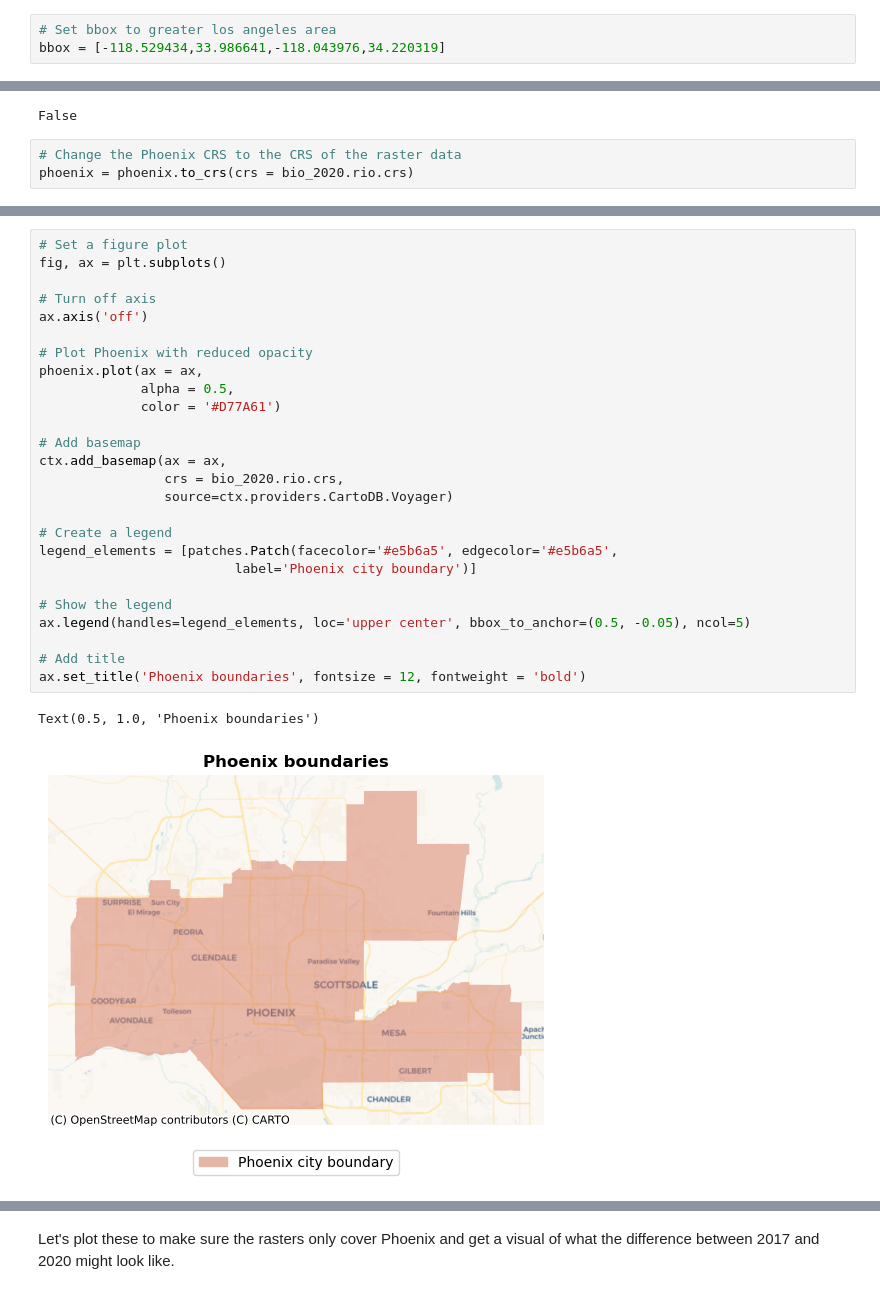
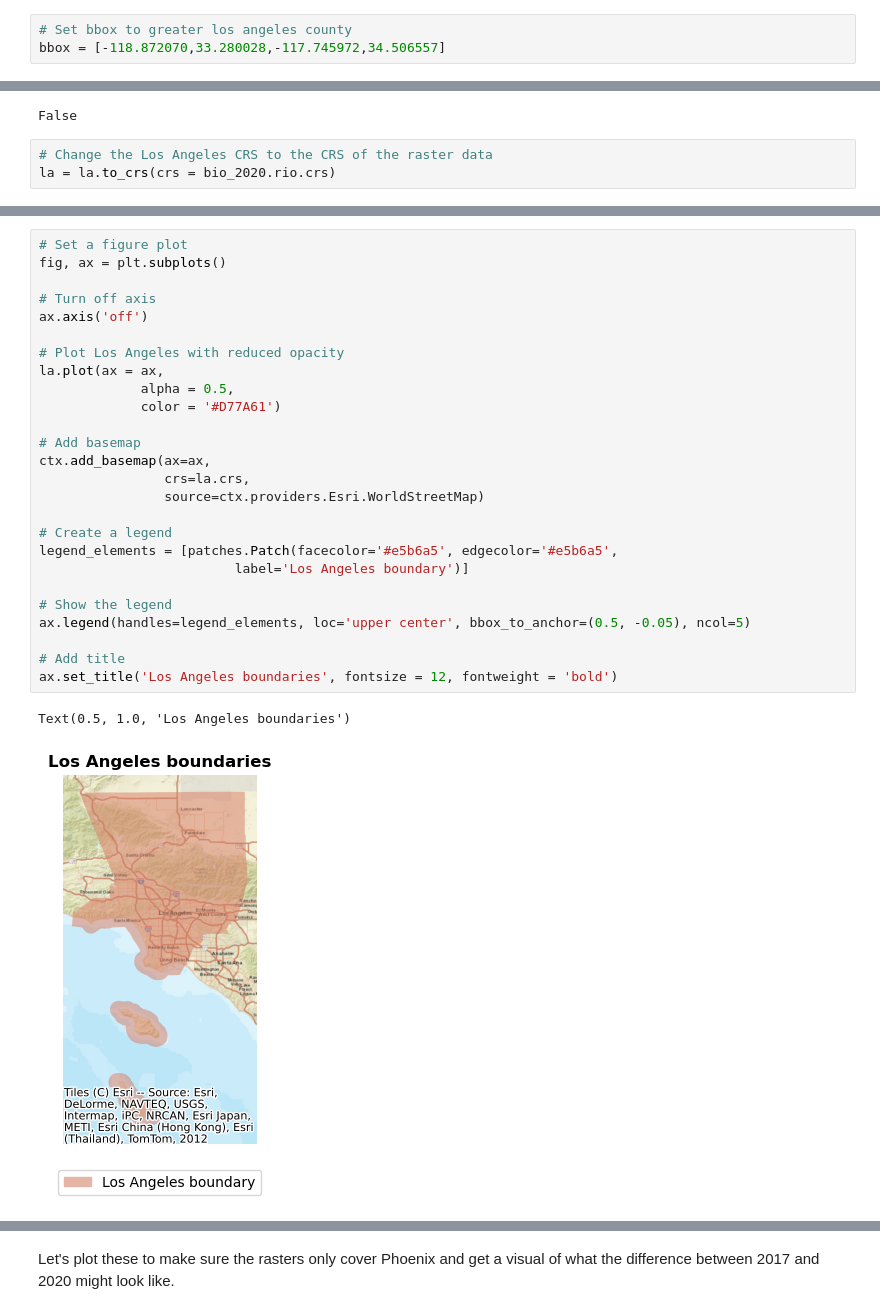
Before and after one commit to sofiiir/biodiversity-intactness-index-phoenix, a Jupyter notebook: biodiversity-intactness-losangeles.ipynb, the cells around one changed output, grey strips where cells are left out. Saved outputs shown, nothing was run; the diff lists cells and outputs as text.

Commit message:
Adjust basemap and coordinates to run analysis on Los Angeles County

```diff
--- a/biodiversity-intactness-losangeles.ipynb
+++ b/biodiversity-intactness-losangeles.ipynb
@@ -85,8 +85,8 @@ time_range = "2017-01-01/2020-12-31"
 # %% [markdown]
 The following bounding box coordinates are for Phoenix. This `bbox` is used to access the appropriate information from the `io-diversity` catalogue.
 # %%
-# Set bbox to greater los angeles area
-bbox = [-118.529434,33.986641,-118.043976,34.220319]
+# Set bbox to greater los angeles county
+bbox = [-118.872070,33.280028,-117.745972,34.506557]
 # %%
 # Catalog search bio-diversity collection
 search = catalog.search(
@@ -191,7 +193,7 @@ la.crs == bio_2020.rio.crs
 # %% [output]
 False
 # %%
-# Change the Phoenix CRS to the CRS of the raster data
-phoenix = phoenix.to_crs(crs = bio_2020.rio.crs)
+# Change the Los Angeles CRS to the CRS of the raster data
+la = la.to_crs(crs = bio_2020.rio.crs)
 # %%
 # Create assert statements that confirm the CRS match
@@ -202,30 +204,30 @@ assert phoenix.crs == bio_2017.rio.crs
 # %%
 # Set a figure plot
 fig, ax = plt.subplots()
 
 # Turn off axis
 ax.axis('off')
 
-# Plot Phoenix with reduced opacity
-phoenix.plot(ax = ax,
+# Plot Los Angeles with reduced opacity
+la.plot(ax = ax,
              alpha = 0.5,
              color = '#D77A61')
 
 # Add basemap
-ctx.add_basemap(ax = ax,
-                crs = bio_2020.rio.crs,
-                source=ctx.providers.CartoDB.Voyager)
+ctx.add_basemap(ax=ax,
+                crs=la.crs,
+                source=ctx.providers.Esri.WorldStreetMap)
 
 # Create a legend
 legend_elements = [patches.Patch(facecolor='#e5b6a5', edgecolor='#e5b6a5',
-                         label='Phoenix city boundary')]
+                         label='Los Angeles boundary')]
 
 # Show the legend
 ax.legend(handles=legend_elements, loc='upper center', bbox_to_anchor=(0.5, -0.05), ncol=5)
 
 # Add title
-ax.set_title('Phoenix boundaries', fontsize = 12, fontweight = 'bold')
+ax.set_title('Los Angeles boundaries', fontsize = 12, fontweight = 'bold')
 # %% [output]
-Text(0.5, 1.0, 'Phoenix boundaries')
+Text(0.5, 1.0, 'Los Angeles boundaries')
-[figure, old version]
+[figure, new version]
 # %% [markdown]
```
Also changed, not shown: parts of 16 cells of this notebook.
